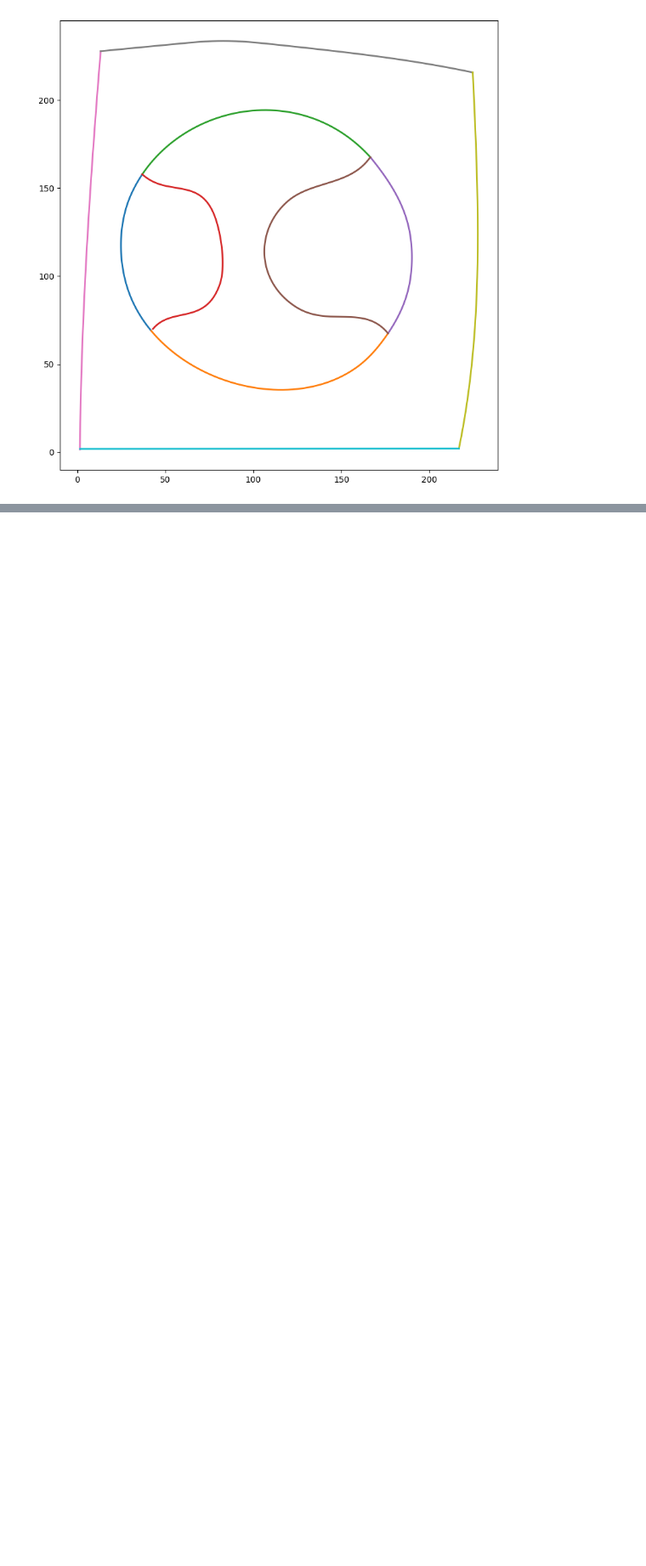
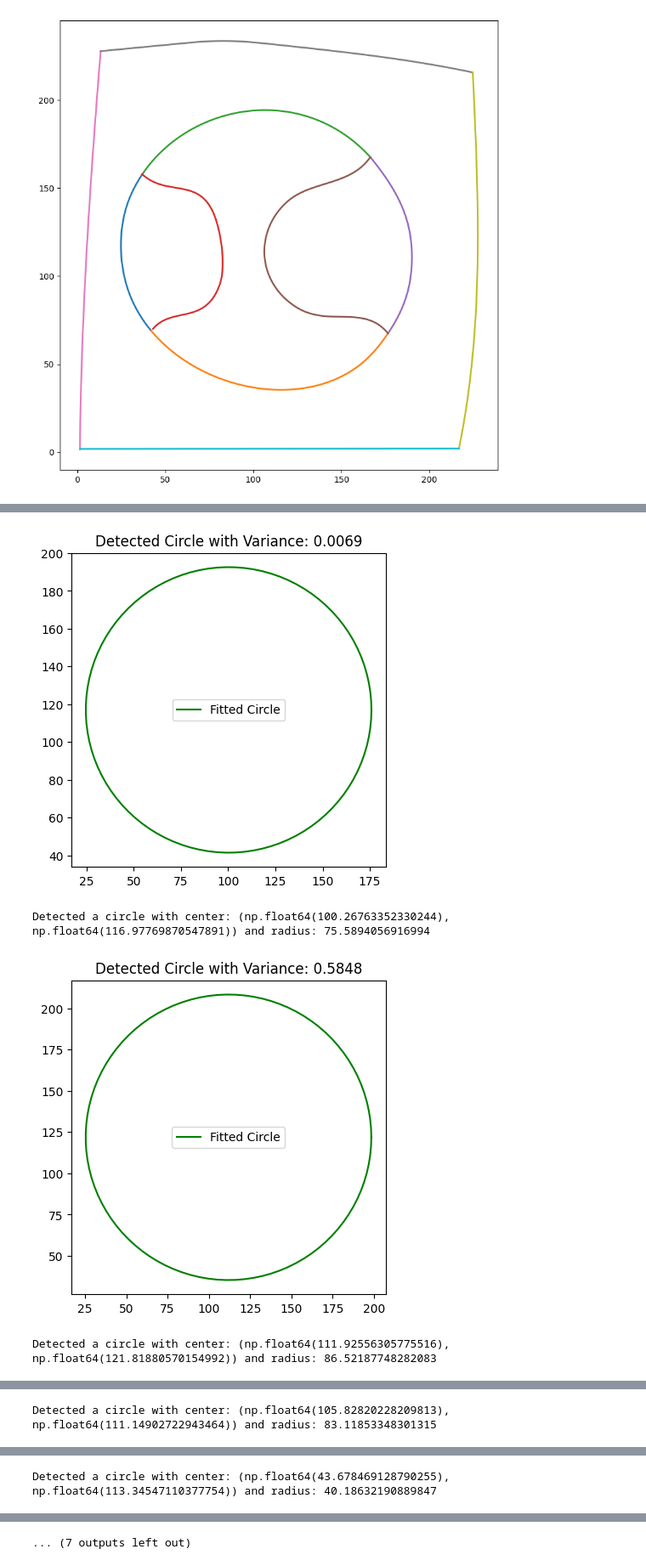
Before and after one commit to manushi1224/ADOBE_GEN_SOLVE, a Jupyter notebook: adobe_test/temp.ipynb, the cells around one changed output, grey strips where cells are left out. Shown: that part at 85% size. Drawn from its saved outputs; the diff is of its cells as text; code cells hidden in the pictures; blank space fills up the shorter version.

```diff
--- a/adobe_test/temp.ipynb
+++ b/adobe_test/temp.ipynb
@@ -98,0 +77,76 @@ Detected a circle with center: (np.float64(1232.2769728874941), np.float64(-1046
+# %%
+import numpy as np
+import matplotlib.pyplot as plt
+from scipy.optimize import least_squares
+from sklearn.linear_model import RANSACRegressor
+
+def fit_circle_ransac(XY, plot=False):
+    x_m = np.mean(XY[:, 0])
+    y_m = np.mean(XY[:, 1])
+
+    def calc_R(xc, yc):
+        return np.sqrt((XY[:, 0] - xc)**2 + (XY[:, 1] - yc)**2)
+
+    def f(c):
+        Ri = calc_R(*c)
+        return Ri - Ri.mean()
+
+    # Initial circle fitting using least squares
+    center_estimate = x_m, y_m
+    result = least_squares(f, center_estimate)
+    xc, yc = result.x
+    Ri = calc_R(xc, yc)
+    R = Ri.mean()
+    residuals = Ri - R
+
+    # Use RANSAC to improve robustness against outliers
+    ransac = RANSACRegressor(residual_threshold=np.percentile(np.abs(residuals), 50))
+    X_ransac = XY[:, 0].reshape(-1, 1)
+    y_ransac = XY[:, 1]
+    ransac.fit(X_ransac, y_ransac)
+
+    inlier_mask = ransac.inlier_mask_
+    XY_inliers = XY[inlier_mask]
+
+    # Refit the circle with inliers
+    x_m_inliers = np.mean(XY_inliers[:, 0])
+    y_m_inliers = np.mean(XY_inliers[:, 1])
+    center_estimate = x_m_inliers, y_m_inliers
+    result = least_squares(f, center_estimate)
+    xc, yc = result.x
+    Ri = calc_R(xc, yc)
+    R = Ri.mean()
+    residuals = Ri - R
+    variance = np.var(residuals)
+
+    if plot:
+        theta = np.linspace(0, 2 * np.pi, 100)
+        circle_x = xc + R * np.cos(theta)
+        circle_y = yc + R * np.sin(theta)
+
+        plt.figure()
+        plt.plot(circle_x, circle_y, 'green', label='Fitted Circle')
+        # plt.scatter(XY[:, 0], XY[:, 1], label='Data Points')
+        # plt.scatter([xc], [yc], color='blue', label='Center')
+        plt.legend()
+        plt.gca().set_aspect('equal', adjustable='box')
+        plt.title(f"Detected Circle with Variance: {variance:.4f}")
+        plt.show()
+
+    return (xc, yc), R, variance
+
+def is_circle(XY, threshold=10, plot=False):
+    center, radius, variance = fit_circle_ransac(XY, plot=plot)
+    return variance < threshold, center, radius
+
+# Example usage with plotting
+for path in paths_XYs:
+    for XY in path:
+        is_circ, center, radius = is_circle(XY, plot=True)
+        if is_circ:
+            print(f"Detected a circle with center: {center} and radius: {radius}")
+# %% [output]
+[figure, added]
+Detected a circle with center: (np.float64(100.26763352330244), np.float64(116.97769870547891)) and radius: 75.5894056916994
+[figure, added]
+Detected a circle with center: (np.float64(111.92556305775516), np.float64(121.81880570154992)) and radius: 86.52187748282083
@@ -98,0 +154 @@ Detected a circle with center: (np.float64(1232.2769728874941), np.float64(-1046
+Detected a circle with center: (np.float64(105.82820228209813), np.float64(111.14902722943464)) and radius: 83.11853348301315
@@ -98,0 +156 @@ Detected a circle with center: (np.float64(1232.2769728874941), np.float64(-1046
+Detected a circle with center: (np.float64(43.678469128790255), np.float64(113.34547110377754)) and radius: 40.18632190889847
@@ -99 +161,2 @@ Detected a circle with center: (np.float64(1232.2769728874941), np.float64(-1046
+... (7 outputs left out)
 # %%
```
Also changed, not shown: parts of 5 cells of this notebook, 5 other files.
